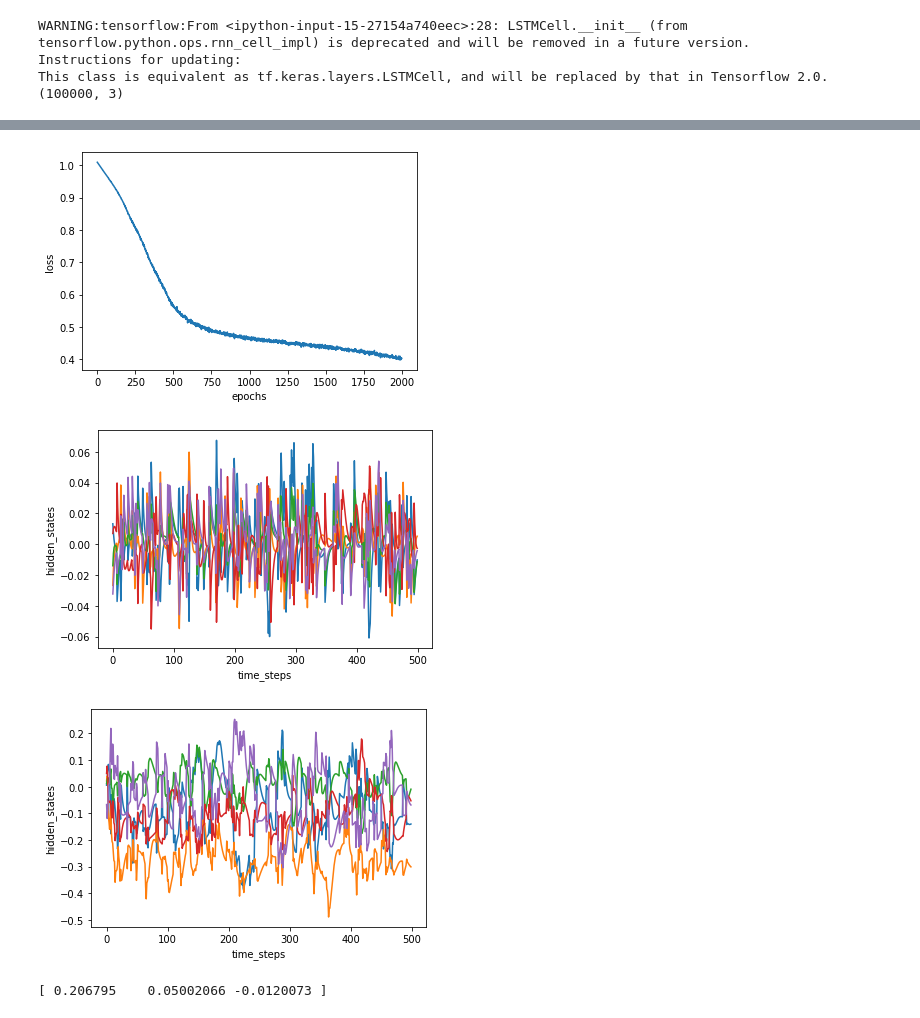
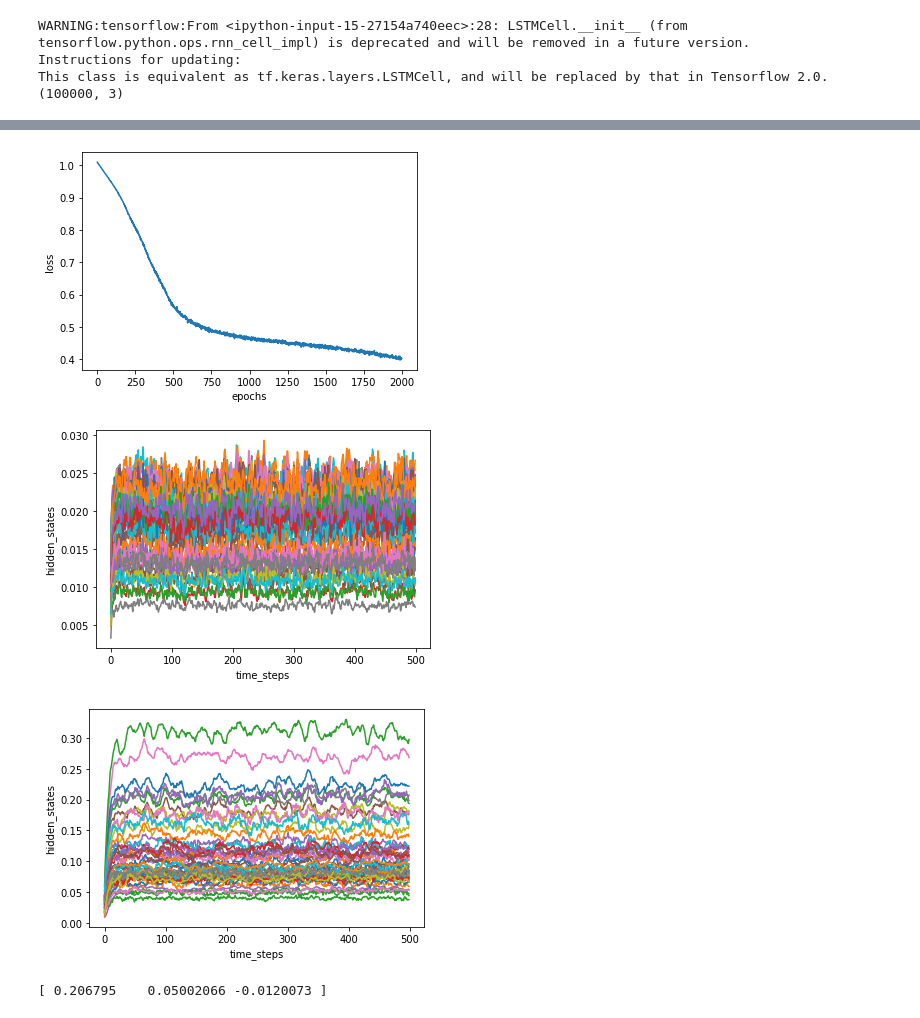
Before and after one commit to Nishant-codex/rnn_flip_flops, a Jupyter notebook: flip_flop_lstm.ipynb, the cells around one changed output, grey strips where cells are left out. Cells and saved outputs as stored; diff of their text form; code cells hidden in the pictures.

```diff
--- a/flip_flop_lstm.ipynb
+++ b/flip_flop_lstm.ipynb
@@ -227,20 +205,21 @@ Average training loss for Epoch 1999 : 0.00402800589799881
 # %%
 plt.plot(training_losses)
 plt.xlabel('epochs')
 plt.ylabel('loss')
 plt.show()
-plt.plot(hidden[0][199,:,:5])
+plt.plot(np.std(hidden[0],axis=0))
 plt.xlabel('time_steps')
 plt.ylabel('hidden_states')
 plt.show()
-plt.plot(hidden[1][199,:,:5])
+hid_var = np.var(hidden[1][:,:,:],axis=0)
+plt.plot(np.std(hidden[1],axis=0))
 plt.xlabel('time_steps')
 plt.ylabel('hidden_states')
 plt.show()
 # %% [output]
 [figure]
-[figure, old version]
+[figure, new version]
-[figure, old version]
+[figure, new version]
 # %%
 new_p=np.reshape(predict,[200,500,3])
 plt.plot(predict[:500,1])
```
Also changed, not shown: parts of 2 cells of this notebook.
